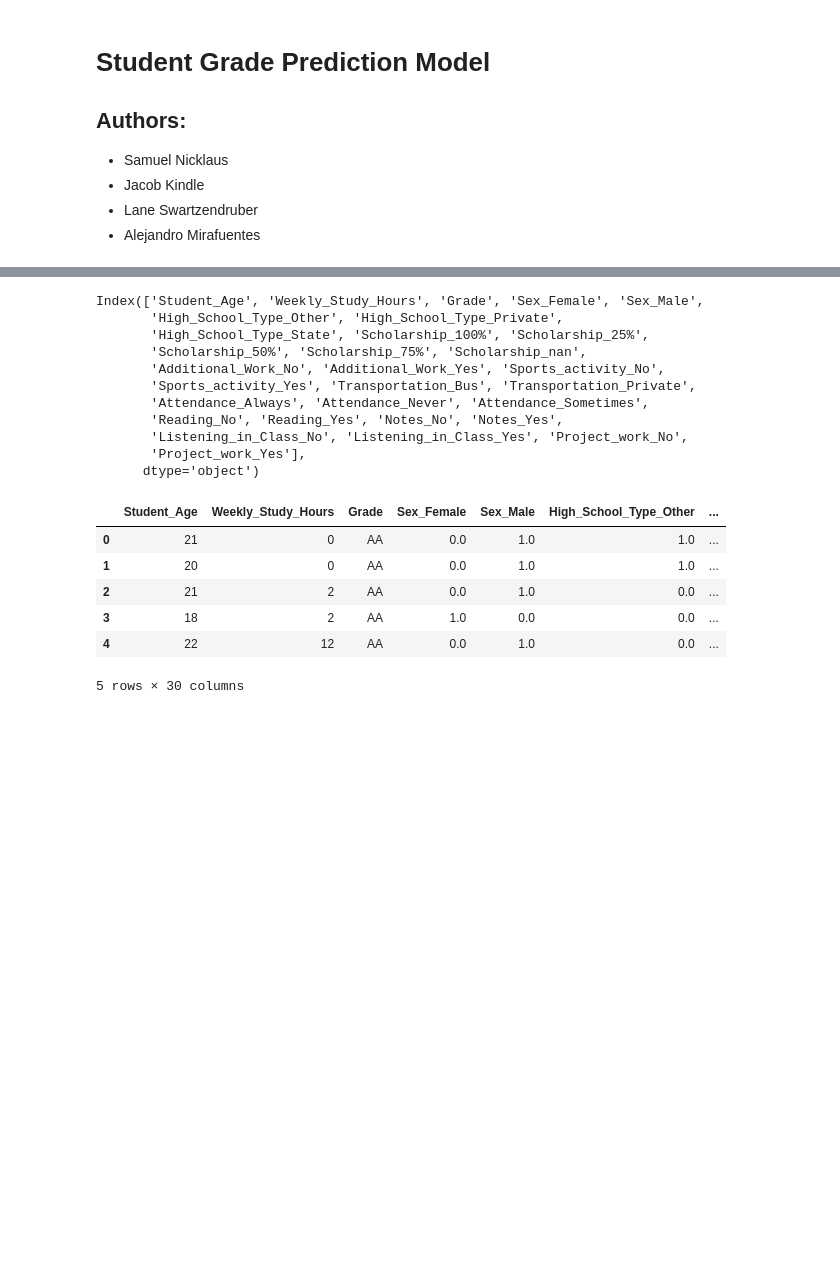
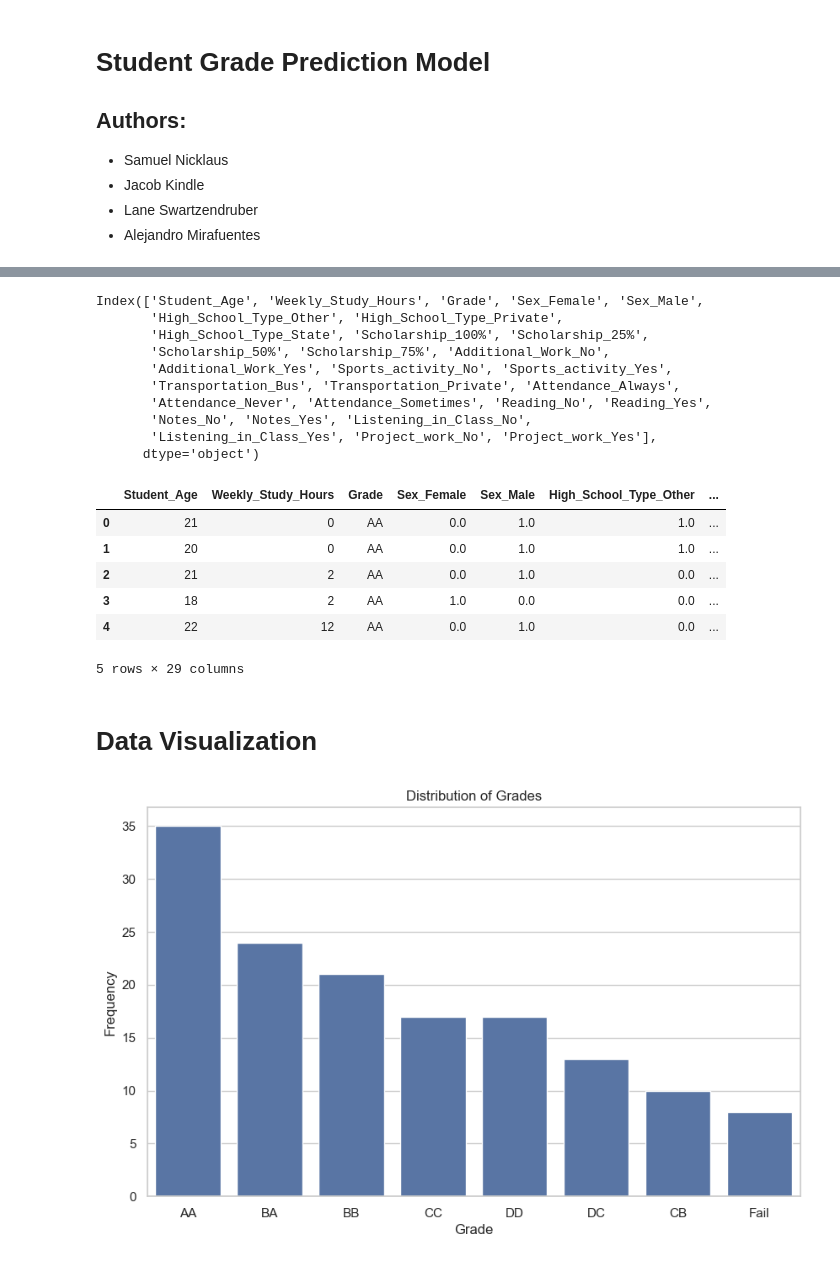
Before and after one commit to SamNicklez/ai-project-1, a Jupyter notebook: src/SamWorkbook.ipynb, the cells around one changed output, grey strips where cells are left out. Cells and saved outputs as stored; diff of their text form; code cells hidden in the pictures; blank space fills up the shorter version.

```diff
--- a/src/SamWorkbook.ipynb
+++ b/src/SamWorkbook.ipynb
@@ -35,30 +81,43 @@ Talk about data here
 # %%
+# Read in data, drop unneeded columns
 df = pd.read_csv('student.csv')
 df.drop(['Unnamed: 0', 'Id'], axis=1, inplace=True)
 
+# Use one-hot encoding for categorical variables
 categorical_vars = ['Sex', 'High_School_Type', 'Scholarship', 'Additional_Work', 'Sports_activity', 'Transportation', 'Attendance', 'Reading', 'Notes', 'Listening_in_Class', 'Project_work']
 
-one_hot_encoder = OneHotEncoder(sparse_output=False)
+one_hot_encoder = skpre.OneHotEncoder(sparse_output=False)
 encoded_vars = one_hot_encoder.fit_transform(df[categorical_vars])
 encoded_vars_df = pd.DataFrame(encoded_vars, columns=one_hot_encoder.get_feature_names_out(categorical_vars))
 
+# Drop original categorical variables and some columns that are not needed
 df.drop(categorical_vars, axis=1, inplace=True)
-encoded_vars_df.drop(['Attendance_3','Notes_6','Listening_in_Class_6'], axis=1, inplace=True)
+encoded_vars_df.drop(['Attendance_3','Notes_6','Listening_in_Class_6','Scholarship_nan'], axis=1, inplace=True)
 df_encoded = pd.concat([df, encoded_vars_df], axis=1)
 
+
+# Split data
+X = df_encoded.drop('Grade', axis=1)  # Features
+y = df_encoded['Grade']  # Target variable
+
+X_temp, X_test, y_temp, y_test = skms.train_test_split(X, y, test_size=0.2, random_state=42)
+
+X_train, X_validation, y_train, y_validation = skms.train_test_split(X_temp, y_temp, test_size=0.25, random_state=42)
+# Results in 60% train, 20% validation, 20% test sets
+
+# Print columns and final dataframe
 print(df_encoded.columns)
 df_encoded.head()
 # %% [output]
 Index(['Student_Age', 'Weekly_Study_Hours', 'Grade', 'Sex_Female', 'Sex_Male',
        'High_School_Type_Other', 'High_School_Type_Private',
        'High_School_Type_State', 'Scholarship_100%', 'Scholarship_25%',
-       'Scholarship_50%', 'Scholarship_75%', 'Scholarship_nan',
-       'Additional_Work_No', 'Additional_Work_Yes', 'Sports_activity_No',
-       'Sports_activity_Yes', 'Transportation_Bus', 'Transportation_Private',
-       'Attendance_Always', 'Attendance_Never', 'Attendance_Sometimes',
-       'Reading_No', 'Reading_Yes', 'Notes_No', 'Notes_Yes',
-       'Listening_in_Class_No', 'Listening_in_Class_Yes', 'Project_work_No',
-       'Project_work_Yes'],
+       'Scholarship_50%', 'Scholarship_75%', 'Additional_Work_No',
+       'Additional_Work_Yes', 'Sports_activity_No', 'Sports_activity_Yes',
+       'Transportation_Bus', 'Transportation_Private', 'Attendance_Always',
+       'Attendance_Never', 'Attendance_Sometimes', 'Reading_No', 'Reading_Yes',
+       'Notes_No', 'Notes_Yes', 'Listening_in_Class_No',
+       'Listening_in_Class_Yes', 'Project_work_No', 'Project_work_Yes'],
       dtype='object')
 |  | Student_Age | Weekly_Study_Hours | Grade | Sex_Female | Sex_Male | High_School_Type_Other | ... |
 | 0 | 21 | 0 | AA | 0.0 | 1.0 | 1.0 | ... |
@@ -66,4 +125,17 @@ Index(['Student_Age', 'Weekly_Study_Hours', 'Grade', 'Sex_Female', 'Sex_Male',
 | 2 | 21 | 2 | AA | 0.0 | 1.0 | 0.0 | ... |
 | 3 | 18 | 2 | AA | 1.0 | 0.0 | 0.0 | ... |
 | 4 | 22 | 12 | AA | 0.0 | 1.0 | 0.0 | ... |
-5 rows × 30 columns
+5 rows × 29 columns
+# %% [markdown]
+# Data Visualization
+# %%
+plt.figure(figsize=(10, 6))
+sns.countplot(data=df, x='Grade', order=df['Grade'].value_counts().index)
+plt.title('Distribution of Grades')
+plt.xlabel('Grade')
+plt.ylabel('Frequency')
+plt.show()
+df_for_heatmap = df.copy()
+df_for_heatmap['Grade'] = df_for_heatmap['Grade']
+# %% [output]
+[figure, added]
```
Also changed, not shown: parts of 7 cells of this notebook.
